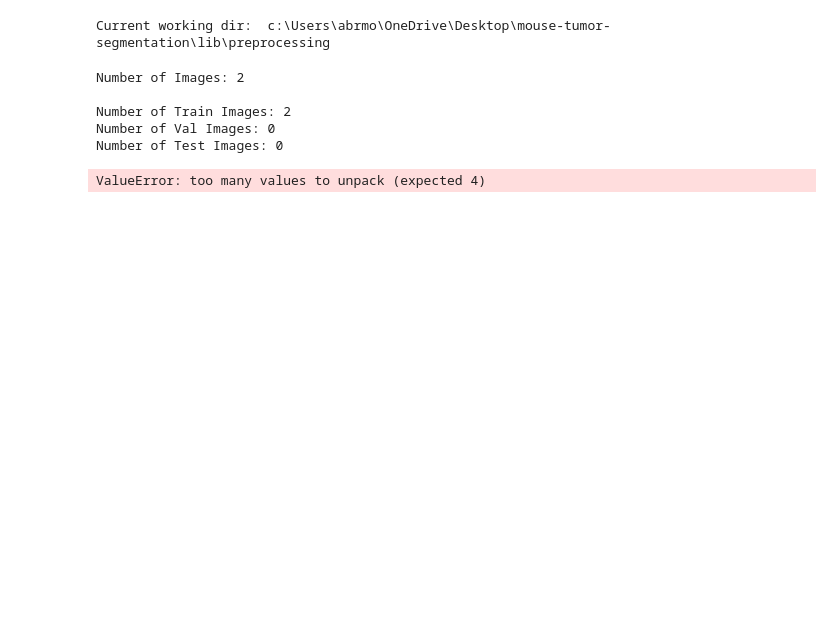
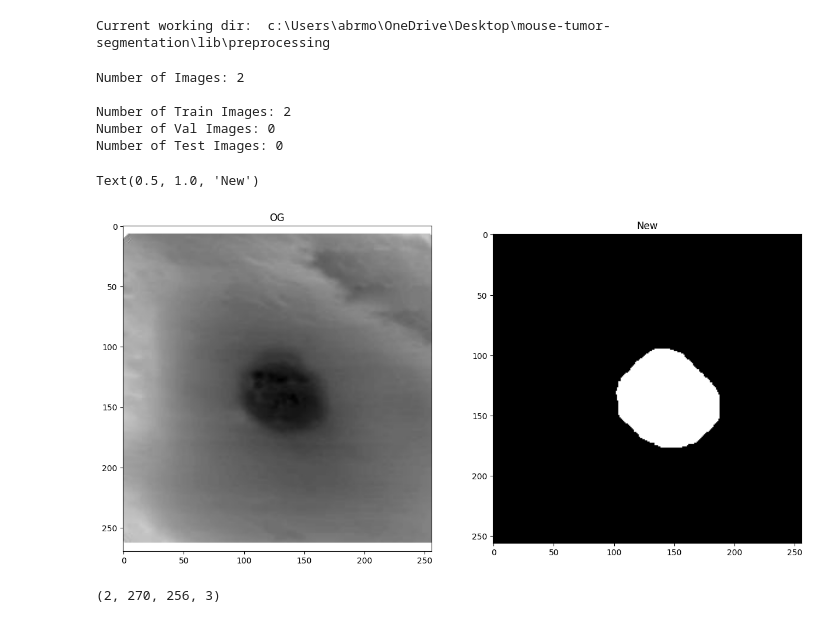
Before and after one commit to RibaDiba/tumor-segmentation, a Jupyter notebook: Detectron2/testing_rgbd.ipynb, the cells around one changed output. Drawn from its saved outputs; the diff is of its cells as text; code cells hidden in the pictures; blank space fills up the shorter version.

Commit message:
fixed preprocessing bugs

```diff
--- a/Detectron2/testing_rgbd.ipynb
+++ b/Detectron2/testing_rgbd.ipynb
@@ -13,21 +13,24 @@ from preprocess_images import preprocess_rgbd, preprocess_grayscale
 Current working dir:  c:\Users\abrmo\OneDrive\Desktop\mouse-tumor-segmentation\lib\preprocessing
 # %%
 
-images, og_images, masks, depth_maps = preprocess_grayscale("../../data/test_data", 100, 0, 0)
+train_images, train_masks, val_images, val_masks, test_images, test_masks = preprocess_grayscale("../../data/test_data", 100, 0, 0)
 
-fig, ax = plt.subplots(1,3, figsize=[15,15])
+fig, ax = plt.subplots(1,2, figsize=[15,15])
 
-ax[0].imshow(cv2.cvtColor(og_images[0], cv2.COLOR_BGR2RGB))
+ax[0].imshow(cv2.cvtColor(train_images[0], cv2.COLOR_BGR2RGB))
 ax[0].set_title("OG")
 
-ax[1].imshow(cv2.cvtColor(images[0], cv2.COLOR_BGR2RGB))
+ax[1].imshow(cv2.cvtColor(train_masks[0], cv2.COLOR_BGR2RGB))
 ax[1].set_title("New")
-
-ax[2].imshow(masks[0])
 # %% [output]
 Number of Images: 2
 
 Number of Train Images: 2
 Number of Val Images: 0
 Number of Test Images: 0
-ValueError: too many values to unpack (expected 4)
+Text(0.5, 1.0, 'New')
+[figure, added]
+# %%
+print(np.array(train_images).shape)
+# %% [output]
+(2, 270, 256, 3)
```
Also changed, not shown: 1 other file.
